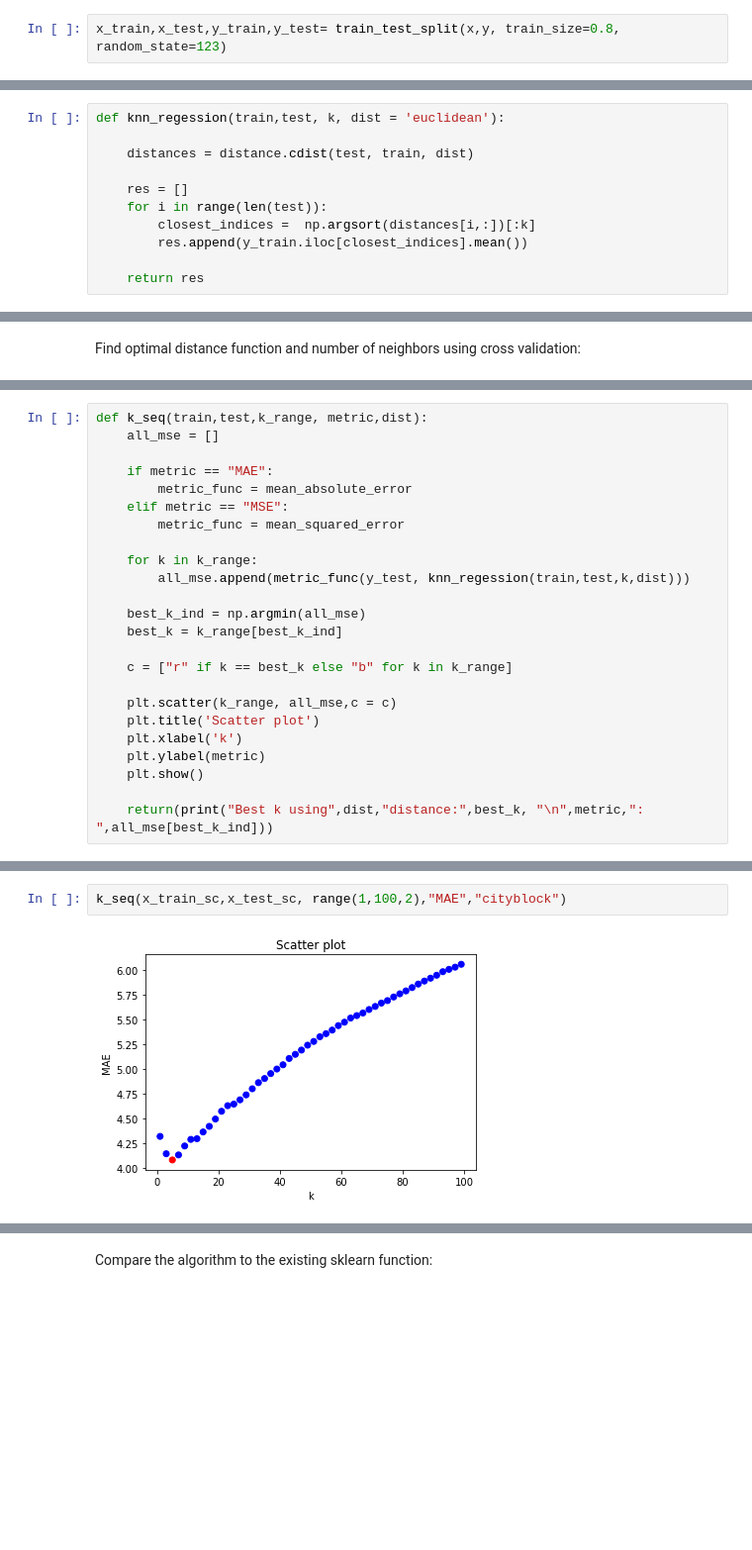
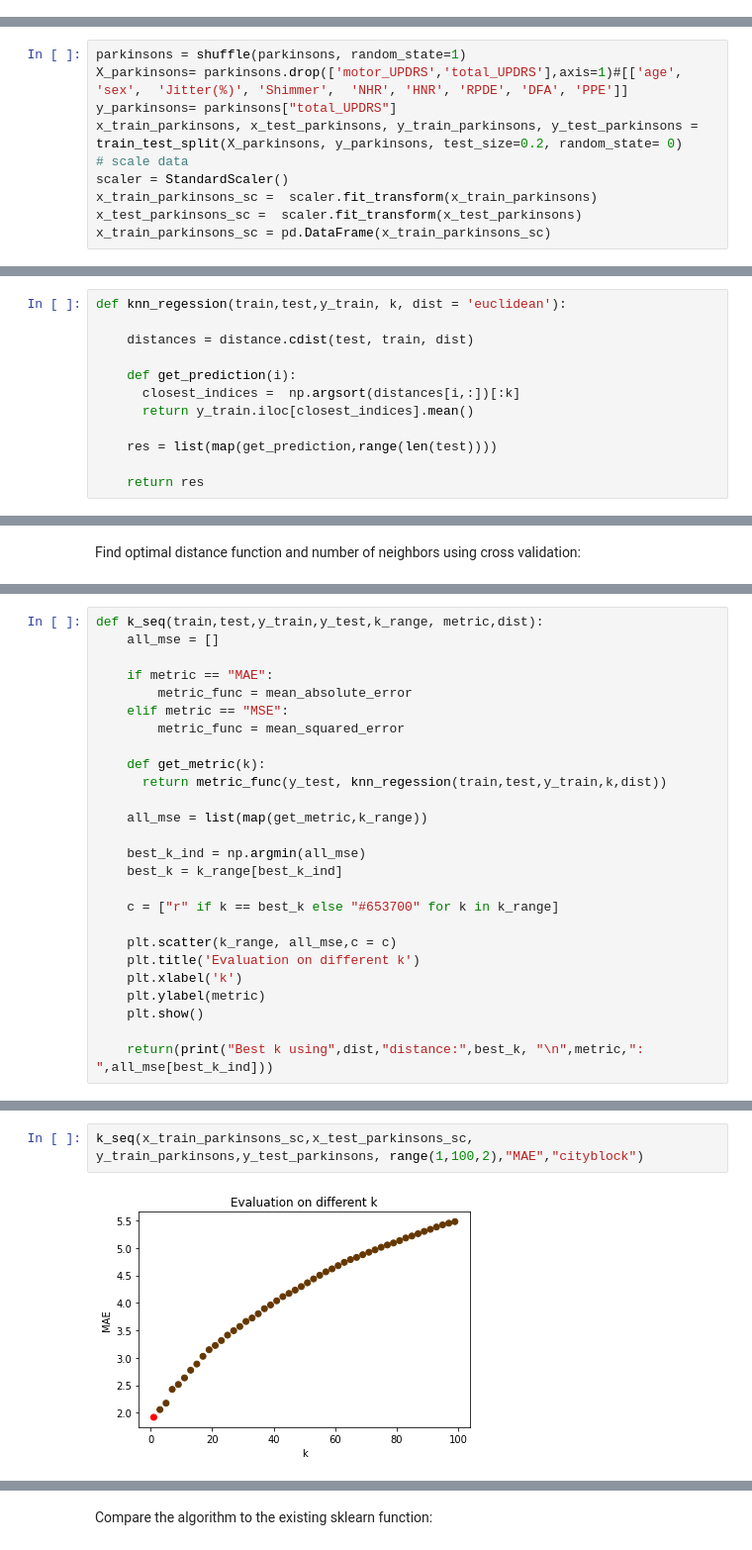
Before and after one commit to EmilDaub/Machine-Learning, a Jupyter notebook: Exercise2/KNN.ipynb, the cells around one changed output, grey strips where cells are left out. Shown: that part at 99% size. Cells and saved outputs as stored; diff of their text form; blank space fills up the shorter version.

```diff
--- a/Exercise2/KNN.ipynb
+++ b/Exercise2/KNN.ipynb
@@ -88,2 +94,0 @@ x = df[['age', 'sex',  'Jitter(%)', 'Shimmer',  'NHR', 'HNR', 'RPDE', 'DFA', 'PP
-# %%
-x_train,x_test,y_train,y_test= train_test_split(x,y, train_size=0.8, random_state=123)
@@ -94,0 +95,10 @@ x_test_sc =  scaler.fit_transform(x_test)
+# %%
+parkinsons = shuffle(parkinsons, random_state=1)
+X_parkinsons= parkinsons.drop(['motor_UPDRS','total_UPDRS'],axis=1)#[['age', 'sex',  'Jitter(%)', 'Shimmer',  'NHR', 'HNR', 'RPDE', 'DFA', 'PPE']]
+y_parkinsons= parkinsons["total_UPDRS"]
+x_train_parkinsons, x_test_parkinsons, y_train_parkinsons, y_test_parkinsons = train_test_split(X_parkinsons, y_parkinsons, test_size=0.2, random_state= 0)
+# scale data
+scaler = StandardScaler()
+x_train_parkinsons_sc =  scaler.fit_transform(x_train_parkinsons)
+x_test_parkinsons_sc =  scaler.fit_transform(x_test_parkinsons)
+x_train_parkinsons_sc = pd.DataFrame(x_train_parkinsons_sc)
@@ -95,11 +114,12 @@ x_test_sc =  scaler.fit_transform(x_test)
 # %%
-def knn_regession(train,test, k, dist = 'euclidean'):
+def knn_regession(train,test,y_train, k, dist = 'euclidean'):
 
     distances = distance.cdist(test, train, dist)
 
-    res = []
-    for i in range(len(test)):
-        closest_indices =  np.argsort(distances[i,:])[:k]
-        res.append(y_train.iloc[closest_indices].mean())
+    def get_prediction(i):
+      closest_indices =  np.argsort(distances[i,:])[:k]
+      return y_train.iloc[closest_indices].mean()
+
+    res = list(map(get_prediction,range(len(test))))
 
     return res
@@ -165,5 +172,5 @@ MSE: 56.13318926153928
 # %%
-def k_seq(train,test,k_range, metric,dist):
+def k_seq(train,test,y_train,y_test,k_range, metric,dist):
     all_mse = []
 
     if metric == "MAE":
@@ -171,16 +178,18 @@ def k_seq(train,test,k_range, metric,dist):
     elif metric == "MSE":
         metric_func = mean_squared_error
 
-    for k in k_range:
-        all_mse.append(metric_func(y_test, knn_regession(train,test,k,dist)))
+    def get_metric(k):
+      return metric_func(y_test, knn_regession(train,test,y_train,k,dist))
+
+    all_mse = list(map(get_metric,k_range))
 
     best_k_ind = np.argmin(all_mse)
     best_k = k_range[best_k_ind]
 
-    c = ["r" if k == best_k else "b" for k in k_range]
+    c = ["r" if k == best_k else "#653700" for k in k_range]
 
     plt.scatter(k_range, all_mse,c = c)
-    plt.title('Scatter plot')
+    plt.title('Evaluation on different k')
     plt.xlabel('k')
     plt.ylabel(metric)
     plt.show()
@@ -195,4 +204,4 @@ Best k using cityblock distance: 5
 # %%
-k_seq(x_train_sc,x_test_sc, range(1,100,2),"MAE","cityblock")
+k_seq(x_train_parkinsons_sc,x_test_parkinsons_sc, y_train_parkinsons,y_test_parkinsons, range(1,100,2),"MAE","cityblock")
 # %% [output]
-[figure, old version]
+[figure, new version]
```
Also changed, not shown: parts of 52 cells of this notebook, 1 other file.
